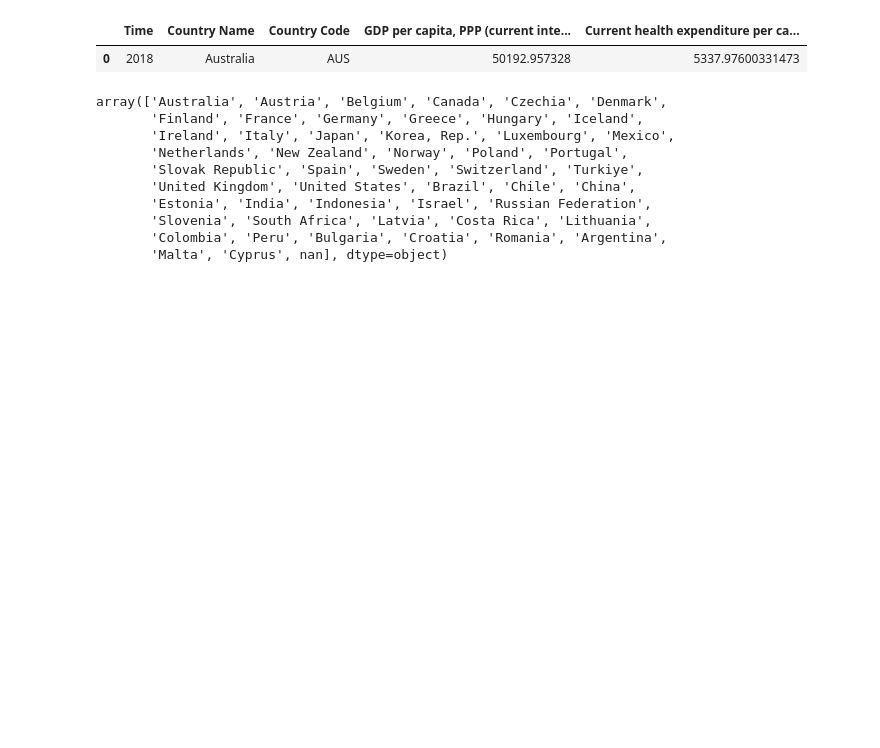
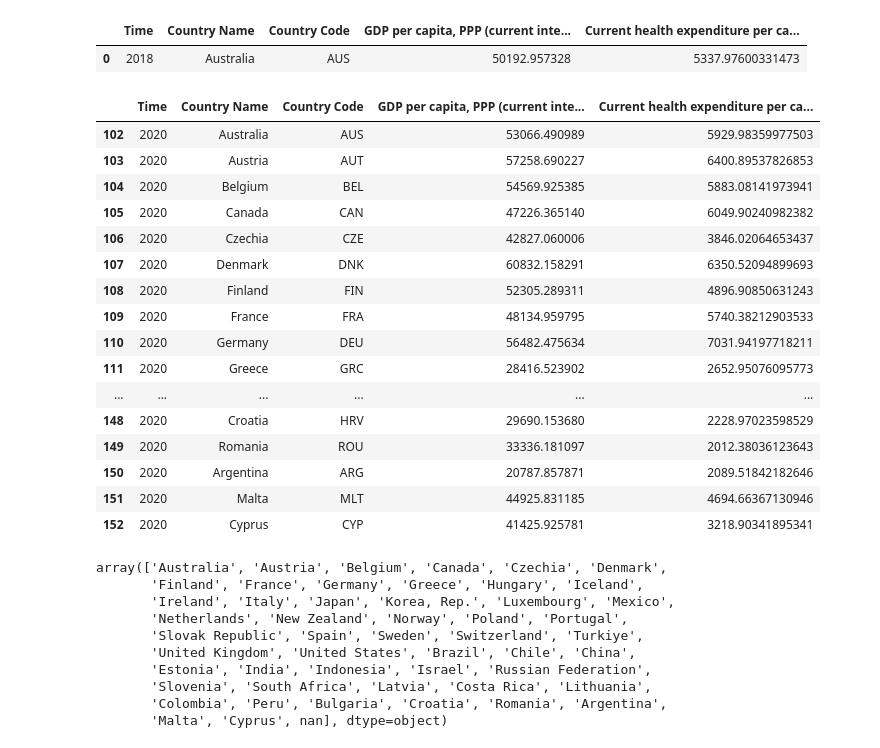
Before and after one commit to doakesbacon/Project1, a Jupyter notebook: main_chris.ipynb, the cells around one changed output. Drawn from its saved outputs; the diff is of its cells as text; code cells hidden in the pictures; blank space fills up the shorter version.

```diff
--- a/main_chris.ipynb
+++ b/main_chris.ipynb
@@ -37,10 +37,28 @@ gdp_health_reduced.head(1)
 # %%
 # Rename columns
 gdp_health_df = gdp_health_reduced.rename(columns={'GDP per capita, PPP (current international $) [NY.GDP.PCAP.PP.CD]' : 'GDP per capita, PPP (current international $)' ,
                                                    'Current health expenditure per capita, PPP (current international $) [SH.XPD.CHEX.PP.CD]' : 'Current health expenditure per capita, PPP (current international $)'})
 
 # New DataFrame of most recent year with data available*
 #   (2021 has several countries with missing info)
 gdp_health_df_2020 = gdp_health_df.loc[gdp_health_df['Time']== '2020']
 
-#gdp_health_df_2020
+gdp_health_df_2020
+# %% [output]
+|  | Time | Country Name | Country Code | GDP per capita, PPP (current inte... | Current health expenditure per ca... |
+| 102 | 2020 | Australia | AUS | 53066.490989 | 5929.98359977503 |
+| 103 | 2020 | Austria | AUT | 57258.690227 | 6400.89537826853 |
+| 104 | 2020 | Belgium | BEL | 54569.925385 | 5883.08141973941 |
+| 105 | 2020 | Canada | CAN | 47226.365140 | 6049.90240982382 |
+| 106 | 2020 | Czechia | CZE | 42827.060006 | 3846.02064653437 |
+| 107 | 2020 | Denmark | DNK | 60832.158291 | 6350.52094899693 |
+| 108 | 2020 | Finland | FIN | 52305.289311 | 4896.90850631243 |
+| 109 | 2020 | France | FRA | 48134.959795 | 5740.38212903533 |
+| 110 | 2020 | Germany | DEU | 56482.475634 | 7031.94197718211 |
+| 111 | 2020 | Greece | GRC | 28416.523902 | 2652.95076095773 |
+| ... | ... | ... | ... | ... | ... |
+| 148 | 2020 | Croatia | HRV | 29690.153680 | 2228.97023598529 |
+| 149 | 2020 | Romania | ROU | 33336.181097 | 2012.38036123643 |
+| 150 | 2020 | Argentina | ARG | 20787.857871 | 2089.51842182646 |
+| 151 | 2020 | Malta | MLT | 44925.831185 | 4694.66367130946 |
+| 152 | 2020 | Cyprus | CYP | 41425.925781 | 3218.90341895341 |
```
Also changed, not shown: parts of 2 cells of this notebook, 1 other file.
